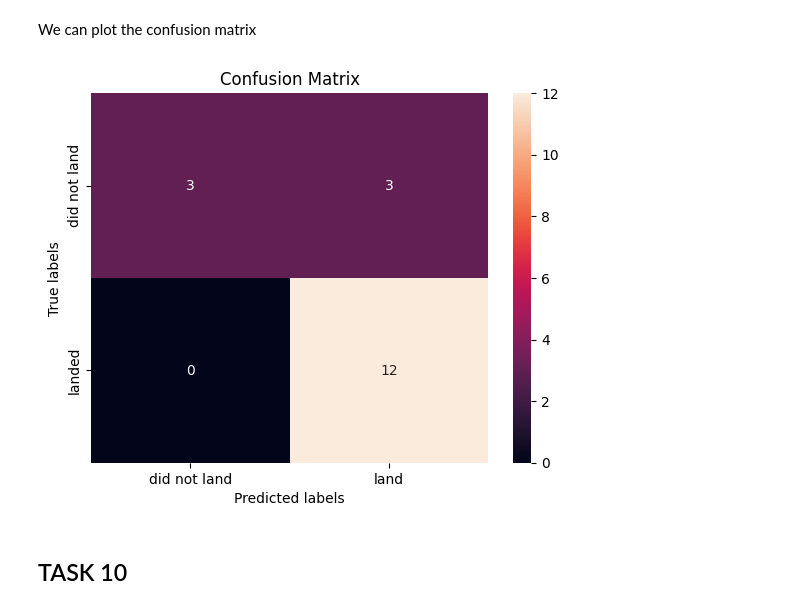
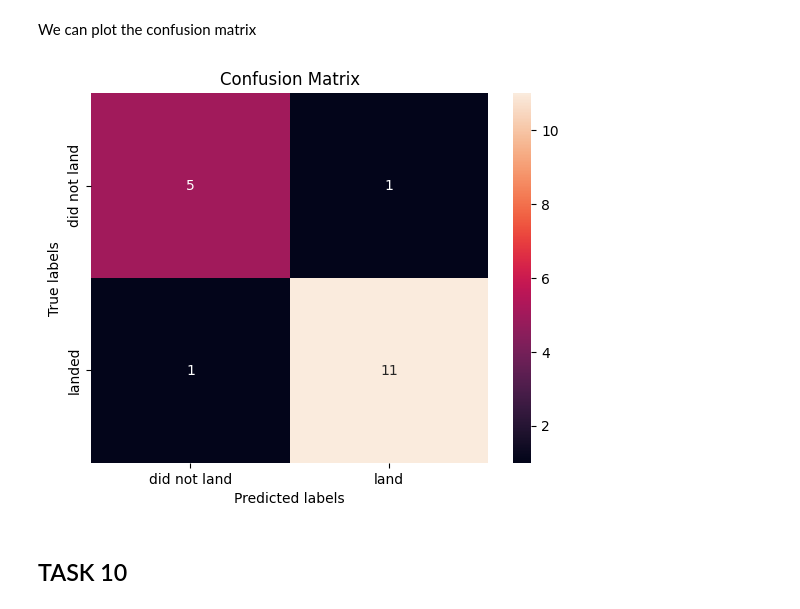
Before and after one commit to ericmg97/ibm-data-science, a Jupyter notebook: notebooks/Machine Learning Prediction.ipynb, the cells around one changed output. Cells and saved outputs as stored; diff of their text form; code cells hidden in the pictures.

Commit message:
Improve Machine Learning Prediction

```diff
--- a/notebooks/Machine Learning Prediction.ipynb
+++ b/notebooks/Machine Learning Prediction.ipynb
@@ -268,10 +268,10 @@ tree_score
 # %% [markdown]
 We can plot the confusion matrix
 # %%
-yhat = svm_cv.predict(X_test)
+yhat = tree_cv.predict(X_test)
 plot_confusion_matrix(Y_test,yhat)
 # %% [output]
-[figure, old version]
+[figure, new version]
 # %% [markdown]
 ## TASK  10
 # %% [markdown]
```
Also changed, not shown: parts of 4 cells of this notebook.
